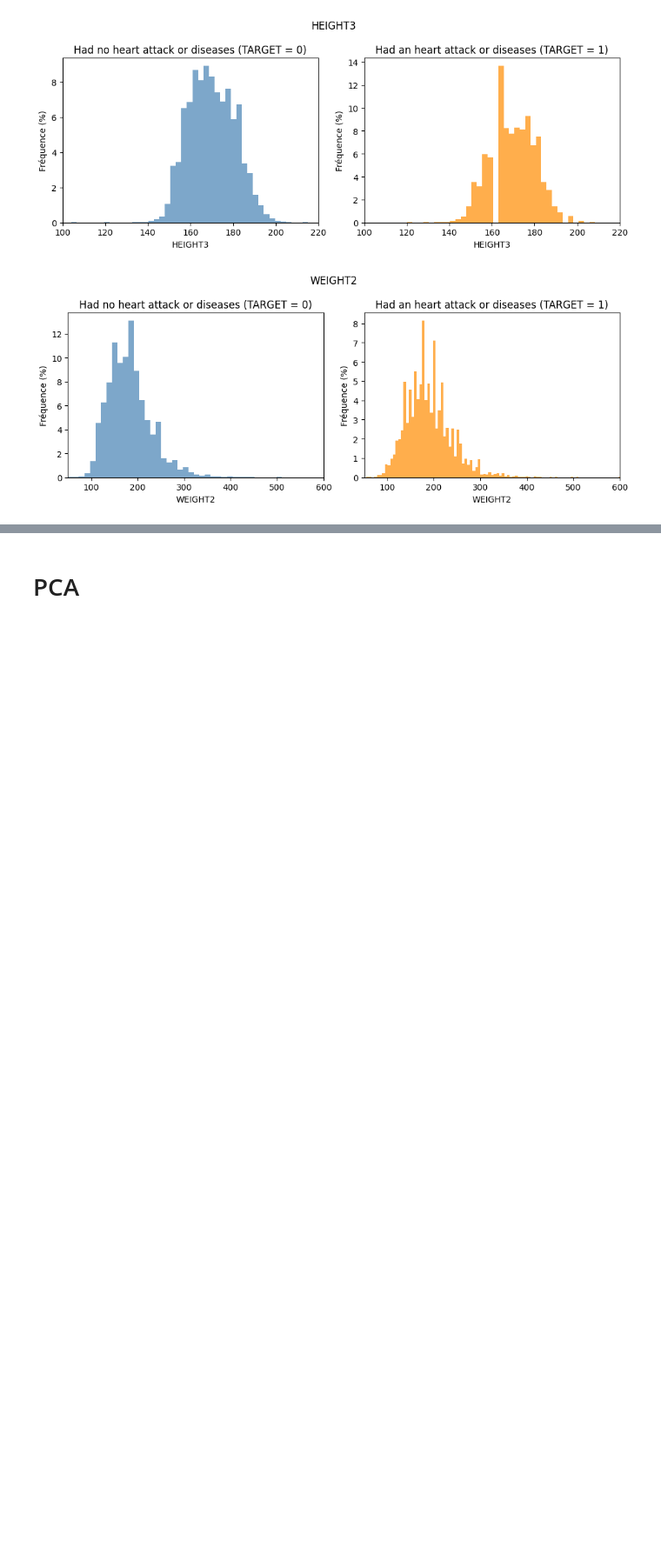
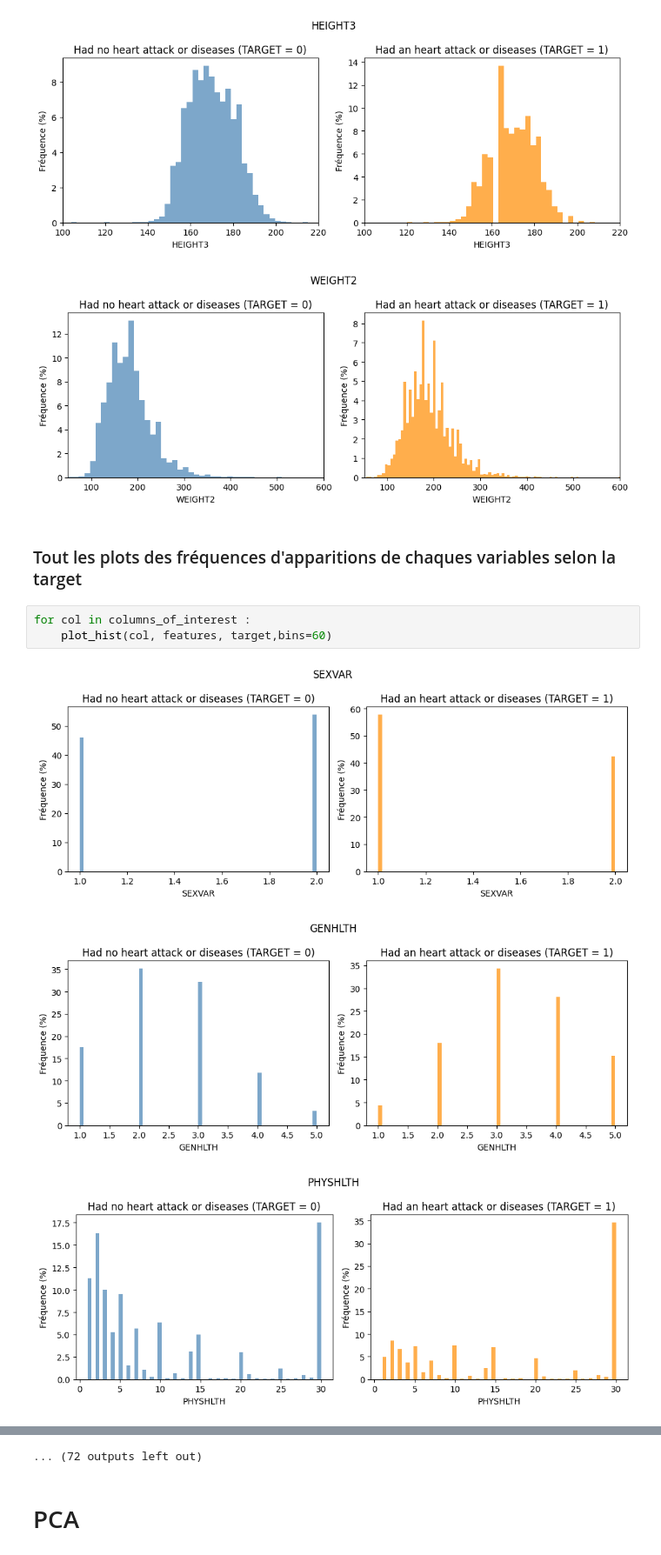
Before and after one commit to thomasdepic/mini-hackaton-gros-camtars, a Jupyter notebook: data_analytics.ipynb, the cells around one changed output, grey strips where cells are left out. Shown at 87% size. Drawn from its saved outputs; the diff is of its cells as text; blank space fills up the shorter version.

Commit message:
j'ai plot des trucs pour le plaisir

```diff
--- a/data_analytics.ipynb
+++ b/data_analytics.ipynb
@@ -216,3 +216,12 @@ plot_hist("WEIGHT2", features, target,bins=100,xmin=50,xmax=600)
 # %% [output]
 [figure]
 [figure]
+# %% [markdown]
+### Tout les plots des fréquences d'apparitions de chaques variables selon la target
+# %%
+for col in columns_of_interest :
+    plot_hist(col, features, target,bins=60)
+# %% [output]
+[figure, added]
+[figure, added]
+[figure, added]
@@ -219,3 +237,4 @@ plot_hist("WEIGHT2", features, target,bins=100,xmin=50,xmax=600)
+... (72 outputs left out)
 # %% [markdown]
 # PCA
 # %% [markdown]
```
Also changed, not shown: parts of 16 cells of this notebook.
